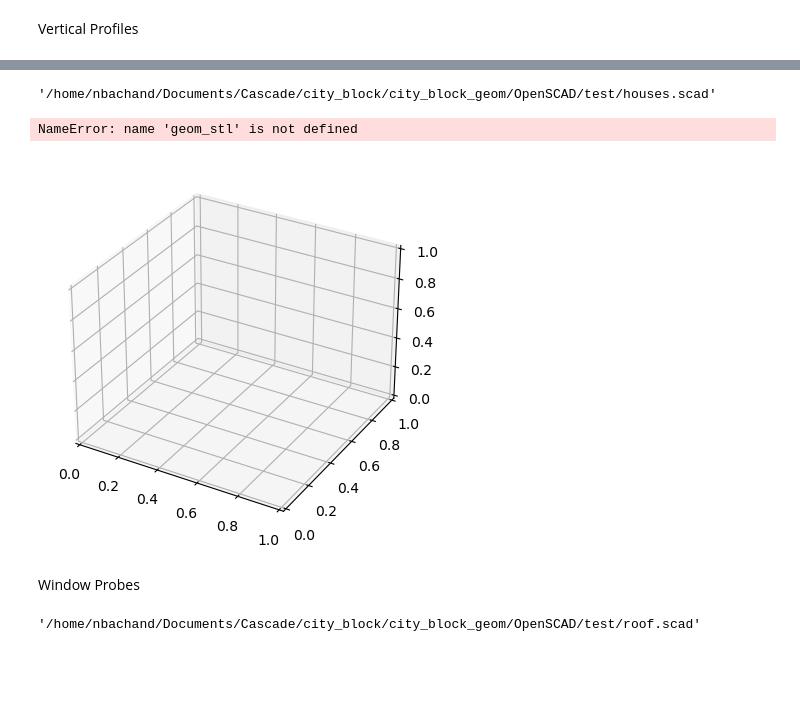
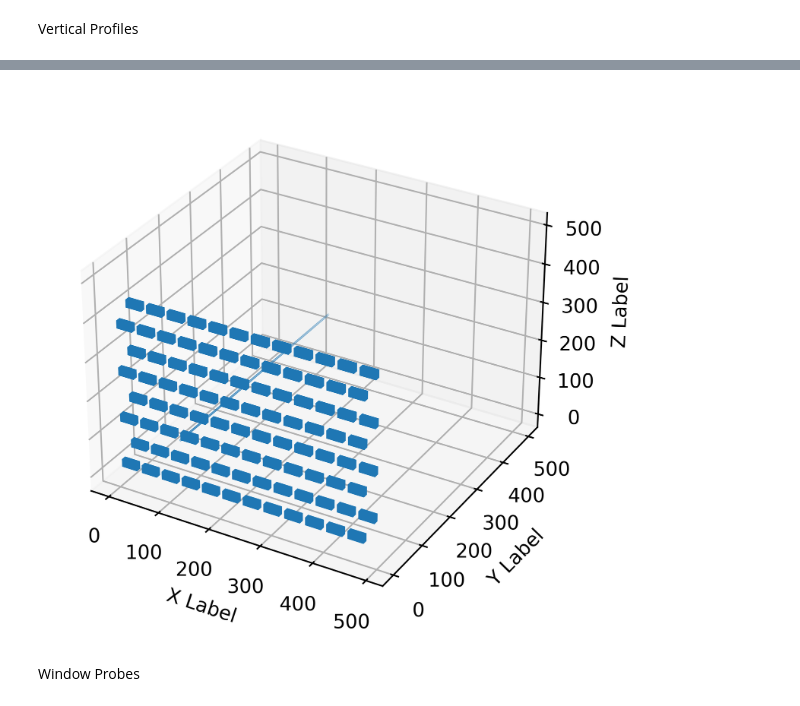
Before and after one commit to nbachand/city_block_cfd, a Jupyter notebook: sfam_probe-setup.ipynb, the cells around one changed output, grey strips where cells are left out. Cells and saved outputs as stored; diff of their text form; code cells hidden in the pictures; blank space fills up the shorter version.

```diff
--- a/sfam_probe-setup.ipynb
+++ b/sfam_probe-setup.ipynb
@@ -50,14 +52,14 @@ n_stack_floor = int(Ly+1)
 n_stack_roof = int(Ly-(house_dims[1]))
 
 probe_cols = {  #house_coordinate: probeSetup.y_coly_col inputs
-    (3,2): (house_dims[0]/2, -house_seperation[2]/2, [0, Ly], n_stack_floor),
-    (9,2): (-house_seperation[0]/2, house_dims[2]/2, [0, Ly], n_stack_floor),
-    (3,6): (-house_seperation[0]/2, -house_seperation[2]/2, [0, Ly], n_stack_floor),
-    (9,6): (house_dims[0]/2, house_dims[2]/2, [house_dims[1], Ly], n_stack_floor)
+    (9,2): (house_dims[0]/2, -house_seperation[2]/2, [0, Ly], n_stack_floor), # between z
+    (3,6): (-house_seperation[0]/2, house_dims[2]/2, [0, Ly], n_stack_floor), # between x
+    (3,2): (-house_seperation[0]/2, -house_seperation[0]/2, [0, Ly], n_stack_floor), # between x z
+    (9,6): (house_dims[0]/2, house_dims[2]/2, [house_dims[1], Ly], n_stack_roof) # roof
 }
 # %%
 rooms, rooms_params = gC.makeRooms(x,y,z,wthick,nx,ny,nz)
-exterior = gC.ProbedGeom(cube(house_dims))
+exterior = gC.ProbedGeom(cube([nx*x, ny*y, nz*z]))
 roof = gC.makeRoof((0, x*nx), (y*ny, ny*y + roof_height), (0, z*nz))
 doors = gC.makeDoors(rooms_params, y*.25, y*.75, 10, 10)
 windows = gC.makeWindows(rooms_params, y*.25, y*.25, 10, 10)
@@ -91,7 +93,7 @@ domain = gC.ProbedGeom(cube(domain_size))
 neighborhood = domain - houses
 
 geom_path = f"{working_dir}/city_block_geom/OpenSCAD/test"
-scad_render_to_file(neighborhood.geom, f"{geom_path}/neighborhood.scad")
+if write: scad_render_to_file(neighborhood.geom, f"{geom_path}/neighborhood.scad")
 print(len(neighborhood.probes))
 # %% [output]
 [500, 500, 480]
@@ -99,5 +101,5 @@ print(len(neighborhood.probes))
 # %%
-fig = plt.figure()
+fig = plt.figure(dpi=400)
 ax = fig.add_subplot(projection='3d')
 
 n = 100
@@ -106,7 +108,7 @@ n = 100
 # defined by x in [23, 32], y in [0, 100], z in [zlow, zhigh].
 
 for p in neighborhood.probes:
-    ax.scatter(p["tile"][:,0], p["tile"][:,2], p["tile"][:,1], marker='o')
+    ax.scatter(p["tile"][:,0], p["tile"][:,2], p["tile"][:,1], marker='.')
 
 ax.set_xlabel('X Label')
 ax.set_ylabel('Z Label')
@@ -114,5 +116,5 @@ ax.set_zlabel('Y Label')
 
 plt.show()
 
-neighborhood.write_probes(f"{working_dir}/CHARLES/{category}/R{run}/probes/locations/")
+if write: neighborhood.write_probes(f"{working_dir}/CHARLES/{category}/R{run}/probes/locations/")
 # %% [output]
@@ -120,4 +122,4 @@ neighborhood.write_probes(f"{working_dir}/CHARLES/{category}/R{run}/probes/locat
 # %%
-for p in neighborhood.probes:
-    name = p['name']
-    print(f"POINTCLOUD_PROBE NAME=probes/probesOut/{name} INTERVAL=1 PRECISION=FLOAT FORMAT=FLOAT GEOM=FILE probes/locations/{name}.txt   VARS=comp(u,0) comp(u,1) comp(u,2)")
+# for p in neighborhood.probes:
+#     name = p['name']
+#     print(f"POINTCLOUD_PROBE NAME=probes/probesOut/{name} INTERVAL=1 PRECISION=FLOAT FORMAT=FLOAT GEOM=FILE probes/locations/{name}.txt   VARS=comp(u,0) comp(u,1) comp(u,2)")
@@ -142,38 +126,34 @@ POINTCLOUD_PROBE NAME=probes/probesOut/col_9-6 INTERVAL=1 PRECISION=FLOAT FORMAT
 # %%
-scad_render_to_file(houses.geom, f"{geom_path}/houses.scad")
+if write: scad_render_to_file(houses.geom, f"{geom_path}/houses.scad")
-# %% [output]
-'/home/nbachand/Documents/Cascade/city_block/city_block_geom/OpenSCAD/test/houses.scad'
 # %%
-figure = plt.figure()
+figure = plt.figure(dpi = 600)
 ax = figure.add_subplot(projection='3d')
 
-plot_vectors = geom_stl.vectors
 # plot_vectors[...,1] = geom_stl.vectors[...,2]
 # plot_vectors[...,2] = geom_stl.vectors[...,1]
 
 # Load the STL files and add the vectors to the plot
 geom_stl = mesh.Mesh.from_file(f"{geom_path}/houses.stl")
+
+plot_vectors = geom_stl.vectors
 ax.add_collection3d(mplot3d.art3d.Poly3DCollection(plot_vectors))
 
 # Auto scale to the mesh size
 scale = geom_stl.points.flatten()
 ax.auto_scale_xyz(scale, scale, scale)
 
 for p in neighborhood.probes:
-    ax.scatter(p["tile"][:,0], p["tile"][:,1], p["tile"][:,2], marker='o')
+    ax.scatter(p["tile"][:,0], p["tile"][:,1], p["tile"][:,2], marker=".", s=(72./fig.dpi)**2)
 
 # Show the plot to the screen
-ax.view_init(45, 45)
+ax.set_xlabel('X Label')
+ax.set_ylabel('Y Label')
+ax.set_zlabel('Z Label')
+# ax.view_init(-45, 45)
 plt.show()
 
-resolution_value = 1200
-plt.savefig(f"{geom_path}/houses.png", format="png")
+# figure.savefig(f"{geom_path}/houses")
 # %% [output]
-NameError: name 'geom_stl' is not defined
-[figure, old version]
+[figure, new version]
 # %% [markdown]
 Window Probes
-# %%
-scad_render_to_file(roof.geom, f"{geom_path}/roof.scad")
-# %% [output]
-'/home/nbachand/Documents/Cascade/city_block/city_block_geom/OpenSCAD/test/roof.scad'
```
Also changed, not shown: parts of 4 cells of this notebook.
